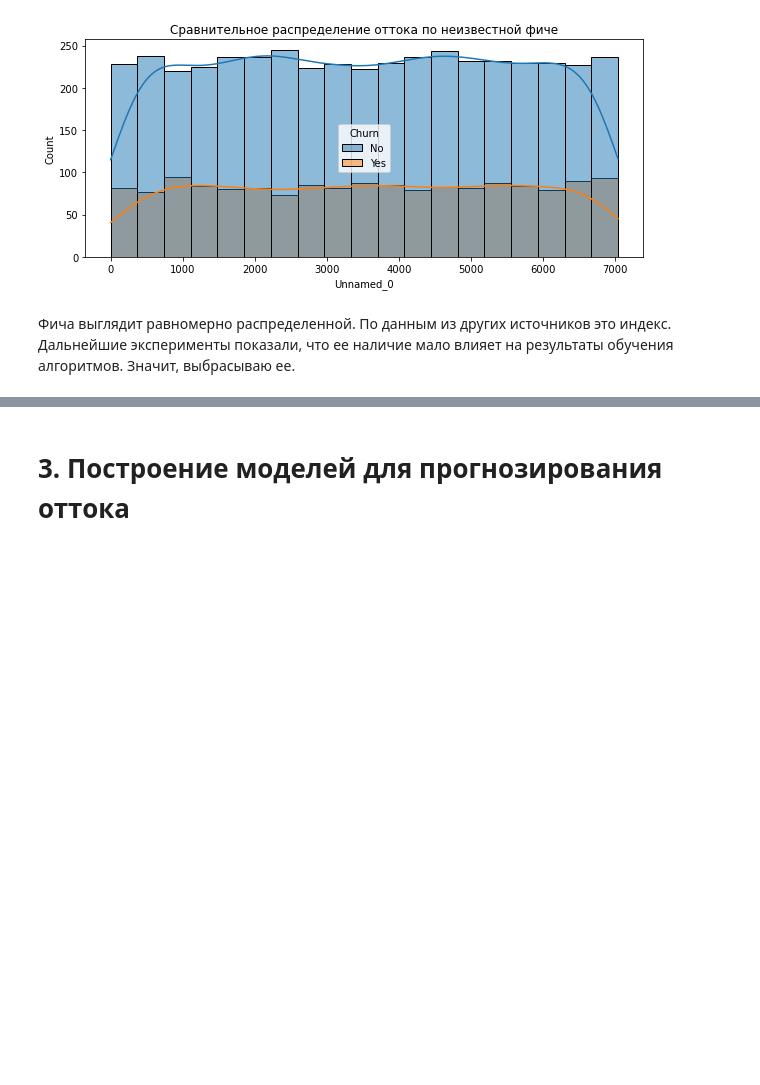
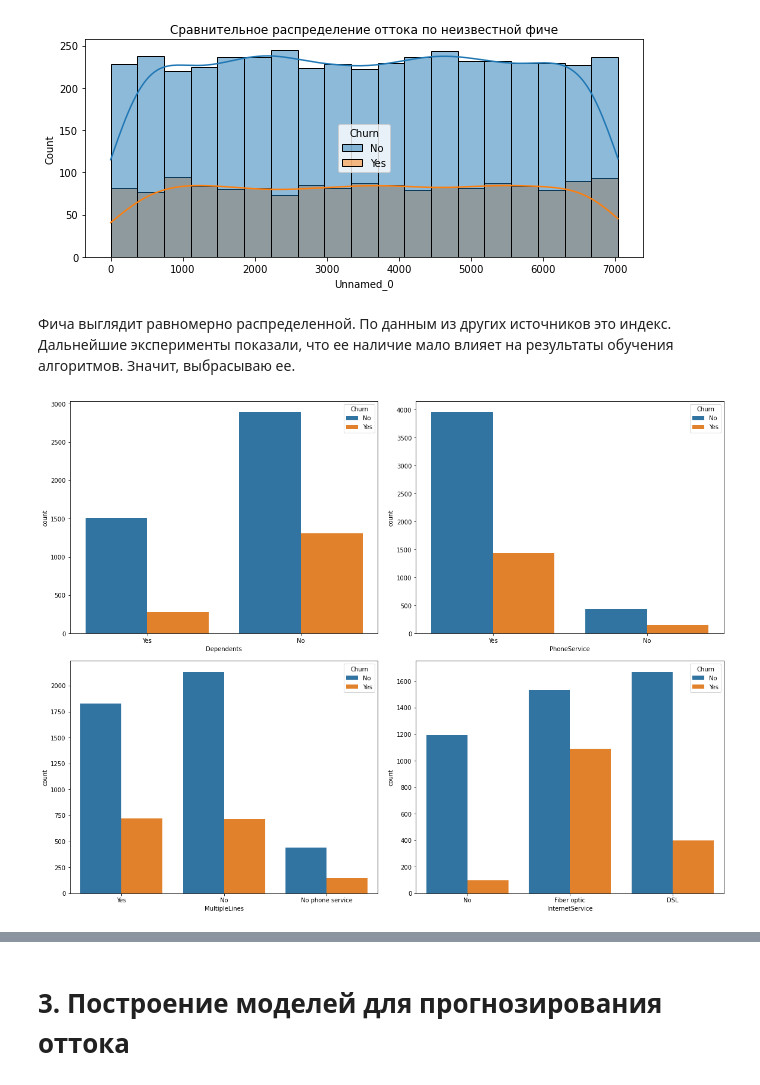
Before and after one commit to ddmitry80/ds_coursework_ml_beginner, a Jupyter notebook: Coursework_ML.ipynb, the cells around one changed output, grey strips where cells are left out. Saved outputs shown, nothing was run; the diff lists cells and outputs as text; code cells hidden in the pictures; blank space fills up the shorter version.

```diff
--- a/Coursework_ML.ipynb
+++ b/Coursework_ML.ipynb
@@ -320,3 +320,15 @@ sns.histplot(x=telecom_users['Unnamed_0'], hue=telecom_users['Churn'], kde=True)
 # %%
 # Удаляю фичу Unnamed_0 из датасета
 telecom_users.drop(columns=['Unnamed_0'], axis=1, inplace=True)
+# %%
+graphs = ['Dependents', 'PhoneService', 'MultipleLines',
+         'InternetService',
+         ]
+
+fig, ax = plt.subplots(2, 2, figsize=(16, 12), constrained_layout=True)
+
+for i, column in enumerate(graphs):
+    #sns.histplot(x=telecom_users[column], ax=ax[i//3, i%3], kde=True)
+    sns.countplot(x=column, hue='Churn',  data=telecom_users, ax=ax[i//2, i%2])
+# %% [output]
+[figure, added]
```
Also changed, not shown: parts of 7 cells of this notebook.
